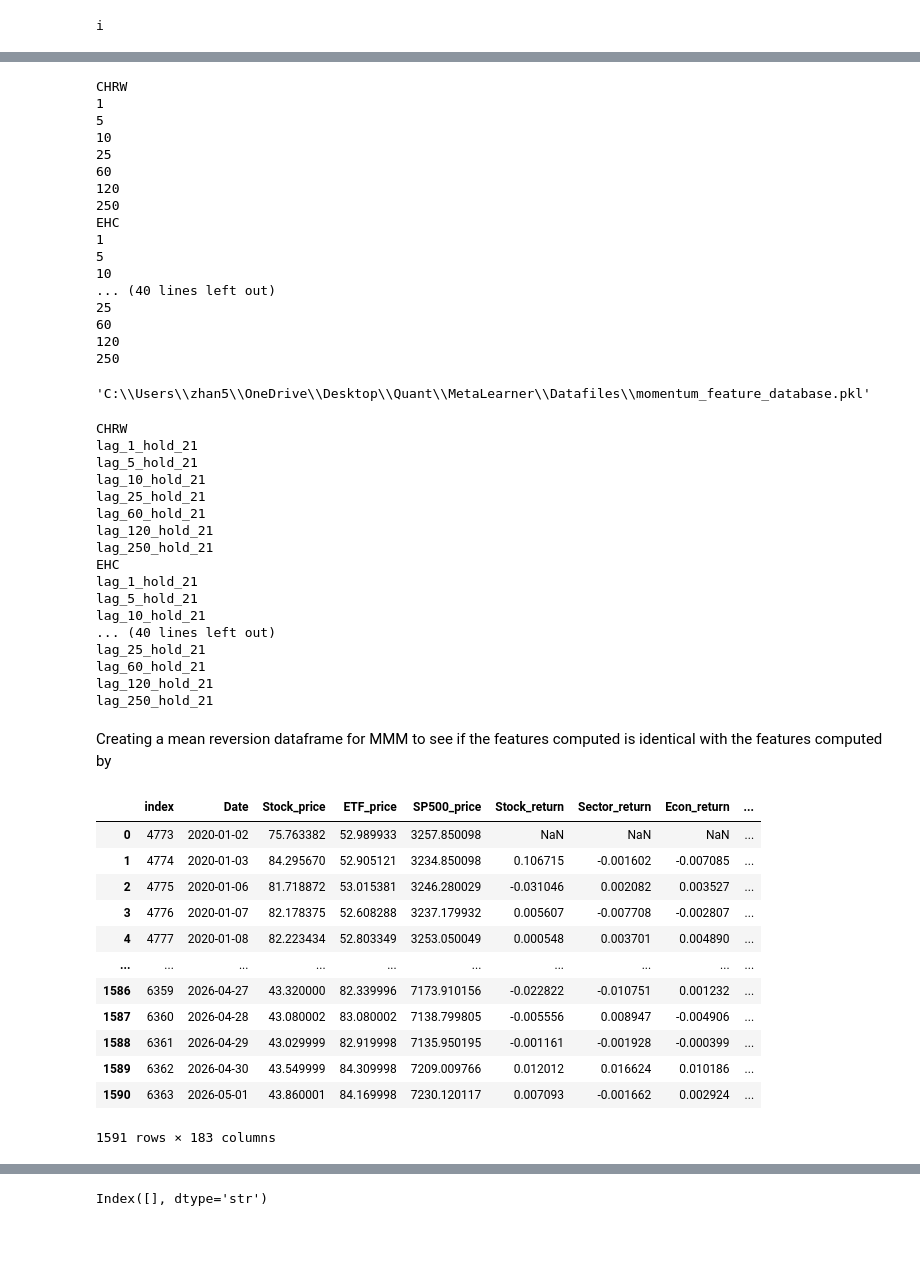
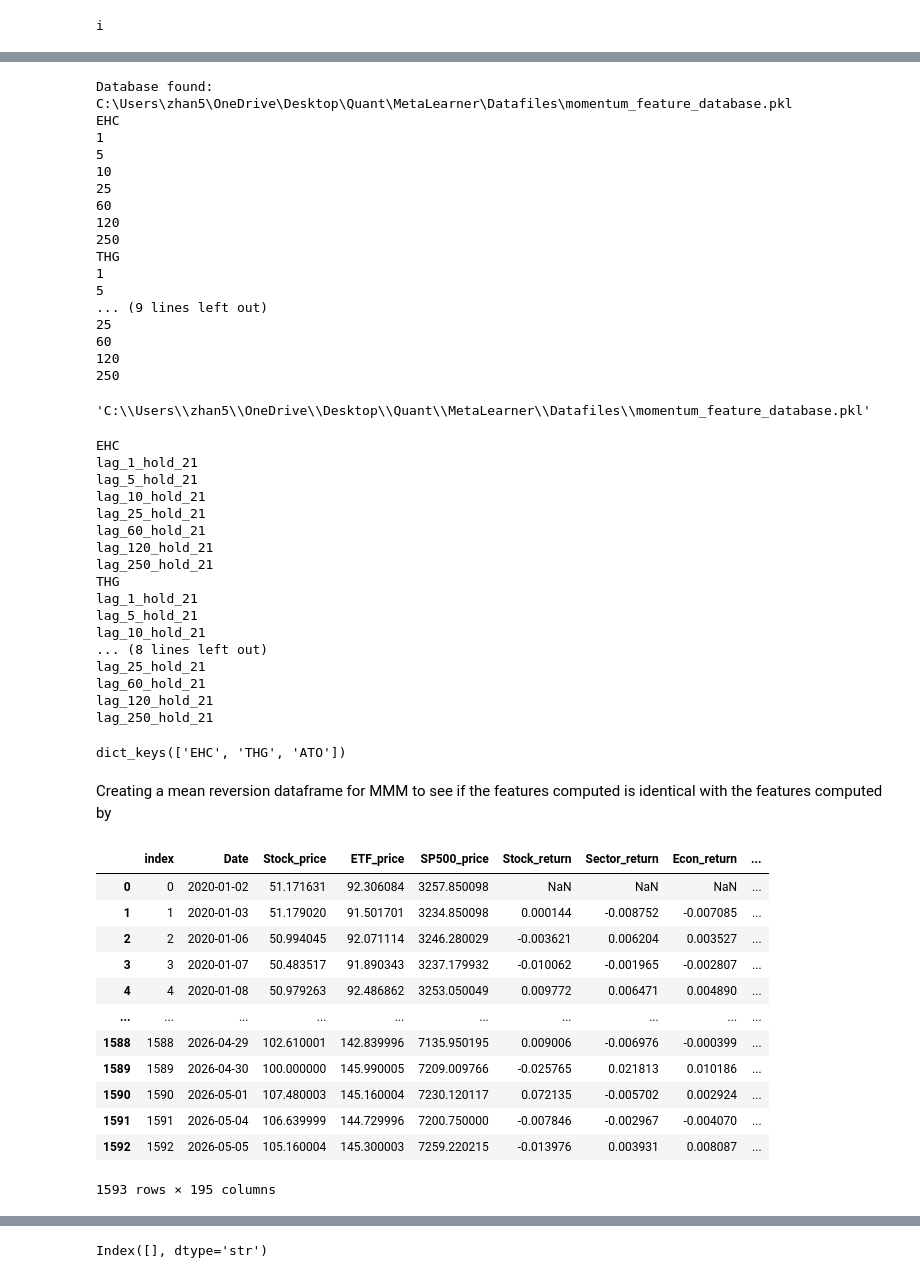
Before and after one commit to jiadiz/MetaLearner, a Jupyter notebook: Notebooks/data_process_script.ipynb, the cells around one changed output, grey strips where cells are left out. Saved outputs shown, nothing was run; the diff lists cells and outputs as text; code cells hidden in the pictures; blank space fills up the shorter version.

```diff
--- a/Notebooks/data_process_script.ipynb
+++ b/Notebooks/data_process_script.ipynb
@@ -248,11 +248,12 @@ vannila_mean_reversion_features = load_dictionary_database(default_directory, va
 # available_mean_reversion_features_per_ticker = {}
 # vannila_mean_reversion_features  = {}
 
-temp_tickers = ['CHRW',
+temp_tickers = [
+    # 'CHRW',
  'EHC',
- 'DHI',
- 'LW',
- 'FAST',
+ # 'DHI',
+ # 'LW',
+ # 'FAST',
  'THG',
  'ATO',
  # 'TGT',
@@ -352,7 +334,8 @@ FAST
 THG
 ATO
 # %%
-selected_tickers = ['CHRW', 'EHC', 'DHI', 'LW', 'FAST', 'THG', 'ATO']
+selected_tickers = temp_tickers
+# ['CHRW', 'EHC', 'DHI', 'LW', 'FAST', 'THG', 'ATO']
 # %%
 
 global_mean_reversion_df = concat_mean_reversion_dataframes([vannila_mean_reversion_features,
@@ -365,15 +348,16 @@ LOOKBACKS = [1, 5, 10, 25, 60, 120, 250]
 
 mom_file_name = "momentum_feature_database.pkl"
 
-# available_AR_values_per_stock = load_dictionary_database(default_directory, mom_file_name )
-available_AR_values_per_stock = {}
+available_AR_values_per_stock = load_dictionary_database(default_directory, mom_file_name )
+# available_AR_values_per_stock = {}
 popolute_momentum_data(price_data, available_AR_values_per_stock,
                        LOOKBACKS,
                       selected_tickers)
 
 save_dictionary_database(available_AR_values_per_stock , default_directory, mom_file_name)
 # %% [output]
-CHRW
+Database found: C:\Users\zhan5\OneDrive\Desktop\Quant\MetaLearner\Datafiles\momentum_feature_database.pkl
+EHC
 1
 5
 10
@@ -381,11 +365,10 @@ CHRW
 60
 120
 250
-EHC
+THG
 1
 5
-10
-... (40 lines left out)
+... (9 lines left out)
 25
 60
 120
@@ -406,8 +389,13 @@ for ticker in selected_tickers:
         return_and_p_value = pd.Series(ticker_data[combo])
         return_series = return_and_p_value.apply(lambda x: x[0])
         p_value_series = return_and_p_value.apply(lambda x: x[1])
+        corr_coef = return_and_p_value.apply(lambda x: x[2])
+        ret_lag = return_and_p_value.apply(lambda x: x[3])
+
         ticker_series[f'{combo}_forecast_return'] = return_series
         ticker_series[f'{combo}_p_value'] = p_value_series
+        ticker_series[f'{combo}_corr_coef'] = corr_coef
+        ticker_series[f'{combo}_ret_lag'] = ret_lag
         ticker_series[f'forecast_s_times_1_minus_pval_{lag_time}'] = return_series*(1-p_value_series)
         ticker_series['Ticker'] = ticker
         # ticker_dfs.append(ticker_series)
@@ -417,7 +405,7 @@ for ticker in selected_tickers:
     all_momentum_features.append(ticker_momentum_df)
 momentum_df = pd.concat(all_momentum_features).reset_index().rename(columns = {'index':'Date'})
 # %% [output]
-CHRW
+EHC
 lag_1_hold_21
 lag_5_hold_21
 lag_10_hold_21
@@ -425,15 +413,19 @@ lag_25_hold_21
 lag_60_hold_21
 lag_120_hold_21
 lag_250_hold_21
-EHC
+THG
 lag_1_hold_21
 lag_5_hold_21
 lag_10_hold_21
-... (40 lines left out)
+... (8 lines left out)
 lag_25_hold_21
 lag_60_hold_21
 lag_120_hold_21
 lag_250_hold_21
+# %%
+vannila_mean_reversion_features.keys()
+# %% [output]
+dict_keys(['EHC', 'THG', 'ATO'])
 # %% [markdown]
 Creating a mean reversion dataframe for MMM to see if the features computed is identical with the features computed by
 # %%
@@ -441,17 +433,17 @@ temp = pd.concat([vannila_mean_reversion_features['LW'], price_mean_reversion_va
 # %%
-temp = global_mean_reversion_df[global_mean_reversion_df ['Ticker'] == 'LW'].reset_index()
+temp = global_mean_reversion_df[global_mean_reversion_df ['Ticker'] == 'EHC'].reset_index()
 temp
 # %% [output]
 |  | index | Date | Stock_price | ETF_price | SP500_price | Stock_return | Sector_return | Econ_return | ... |
-| 0 | 4773 | 2020-01-02 | 75.763382 | 52.989933 | 3257.850098 | NaN | NaN | NaN | ... |
-| 1 | 4774 | 2020-01-03 | 84.295670 | 52.905121 | 3234.850098 | 0.106715 | -0.001602 | -0.007085 | ... |
-| 2 | 4775 | 2020-01-06 | 81.718872 | 53.015381 | 3246.280029 | -0.031046 | 0.002082 | 0.003527 | ... |
-| 3 | 4776 | 2020-01-07 | 82.178375 | 52.608288 | 3237.179932 | 0.005607 | -0.007708 | -0.002807 | ... |
-| 4 | 4777 | 2020-01-08 | 82.223434 | 52.803349 | 3253.050049 | 0.000548 | 0.003701 | 0.004890 | ... |
+| 0 | 0 | 2020-01-02 | 51.171631 | 92.306084 | 3257.850098 | NaN | NaN | NaN | ... |
+| 1 | 1 | 2020-01-03 | 51.179020 | 91.501701 | 3234.850098 | 0.000144 | -0.008752 | -0.007085 | ... |
+| 2 | 2 | 2020-01-06 | 50.994045 | 92.071114 | 3246.280029 | -0.003621 | 0.006204 | 0.003527 | ... |
+| 3 | 3 | 2020-01-07 | 50.483517 | 91.890343 | 3237.179932 | -0.010062 | -0.001965 | -0.002807 | ... |
+| 4 | 4 | 2020-01-08 | 50.979263 | 92.486862 | 3253.050049 | 0.009772 | 0.006471 | 0.004890 | ... |
 | ... | ... | ... | ... | ... | ... | ... | ... | ... | ... |
-| 1586 | 6359 | 2026-04-27 | 43.320000 | 82.339996 | 7173.910156 | -0.022822 | -0.010751 | 0.001232 | ... |
-| 1587 | 6360 | 2026-04-28 | 43.080002 | 83.080002 | 7138.799805 | -0.005556 | 0.008947 | -0.004906 | ... |
-| 1588 | 6361 | 2026-04-29 | 43.029999 | 82.919998 | 7135.950195 | -0.001161 | -0.001928 | -0.000399 | ... |
-| 1589 | 6362 | 2026-04-30 | 43.549999 | 84.309998 | 7209.009766 | 0.012012 | 0.016624 | 0.010186 | ... |
-| 1590 | 6363 | 2026-05-01 | 43.860001 | 84.169998 | 7230.120117 | 0.007093 | -0.001662 | 0.002924 | ... |
+| 1588 | 1588 | 2026-04-29 | 102.610001 | 142.839996 | 7135.950195 | 0.009006 | -0.006976 | -0.000399 | ... |
+| 1589 | 1589 | 2026-04-30 | 100.000000 | 145.990005 | 7209.009766 | -0.025765 | 0.021813 | 0.010186 | ... |
+| 1590 | 1590 | 2026-05-01 | 107.480003 | 145.160004 | 7230.120117 | 0.072135 | -0.005702 | 0.002924 | ... |
+| 1591 | 1591 | 2026-05-04 | 106.639999 | 144.729996 | 7200.750000 | -0.007846 | -0.002967 | -0.004070 | ... |
+| 1592 | 1592 | 2026-05-05 | 105.160004 | 145.300003 | 7259.220215 | -0.013976 | 0.003931 | 0.008087 | ... |
-1591 rows × 183 columns
+1593 rows × 195 columns
```
Also changed, not shown: parts of 23 cells of this notebook, 14 other files.
